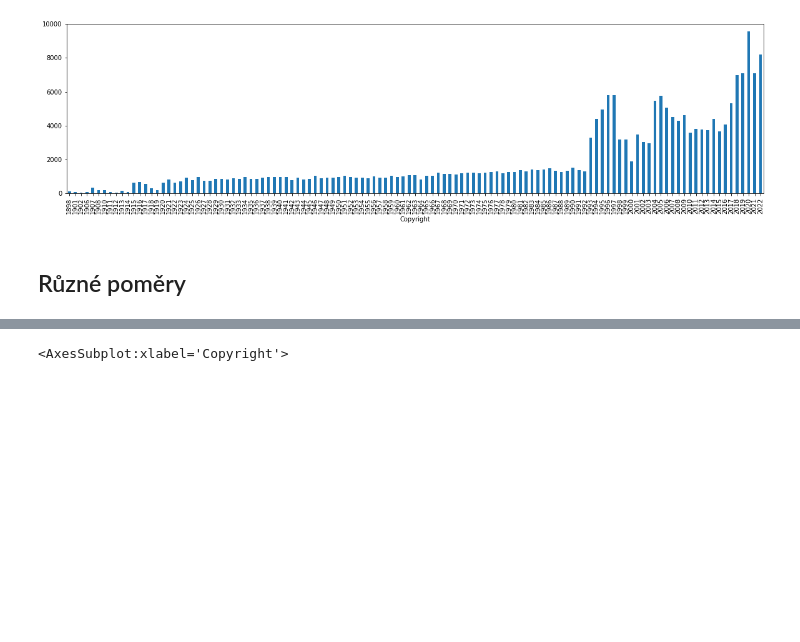
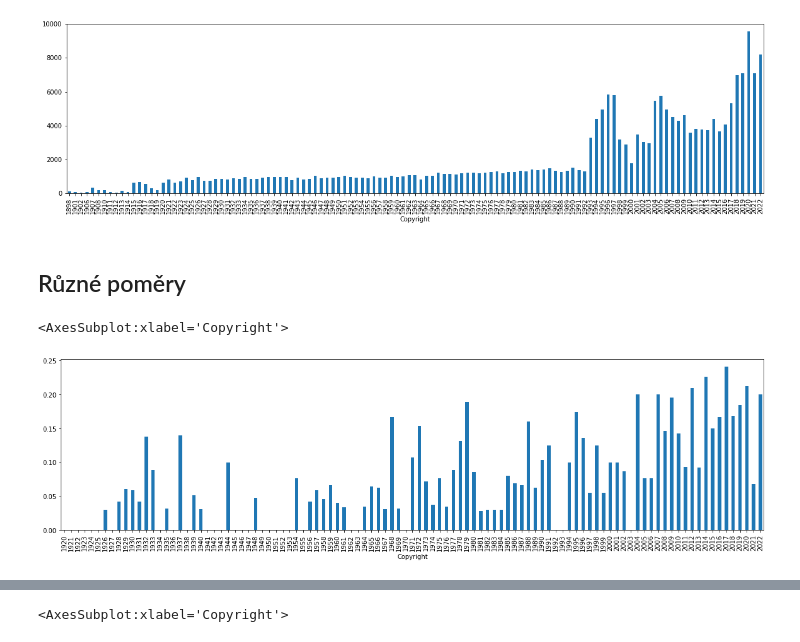
Before and after one commit to DataRozhlas/filmovy-prehled, a Jupyter notebook: 09 explorace obsahů a anotací.ipynb, the cells around one changed output, grey strips where cells are left out. Saved outputs shown, nothing was run; the diff lists cells and outputs as text; code cells hidden in the pictures; blank space fills up the shorter version.

```diff
--- a/09 explorace obsahů a anotací.ipynb
+++ b/09 explorace obsahů a anotací.ipynb
@@ -175,3 +175,8 @@ obsahy.groupby("Copyright")["Rozsah"].median().plot.bar(figsize = (20,5))
 def vobsahu(x):
     x = x.lower()
     return (df[(df["Délka"] == "dlouhometrážní") & (df["Obsah"].str.lower().str.contains(x))].groupby("Copyright")["Film"].nunique() / df[(df["Délka"] == "dlouhometrážní") & (~df["Obsah"].isnull())].groupby("Copyright")["Film"].nunique()).plot.bar(figsize = (20,5))
+# %%
+vobsahu("rozvod|rozved|rozved|rozvád")
+# %% [output]
+<AxesSubplot:xlabel='Copyright'>
+[figure, added]
```
Also changed, not shown: parts of 16 cells of this notebook, 6 other files.
